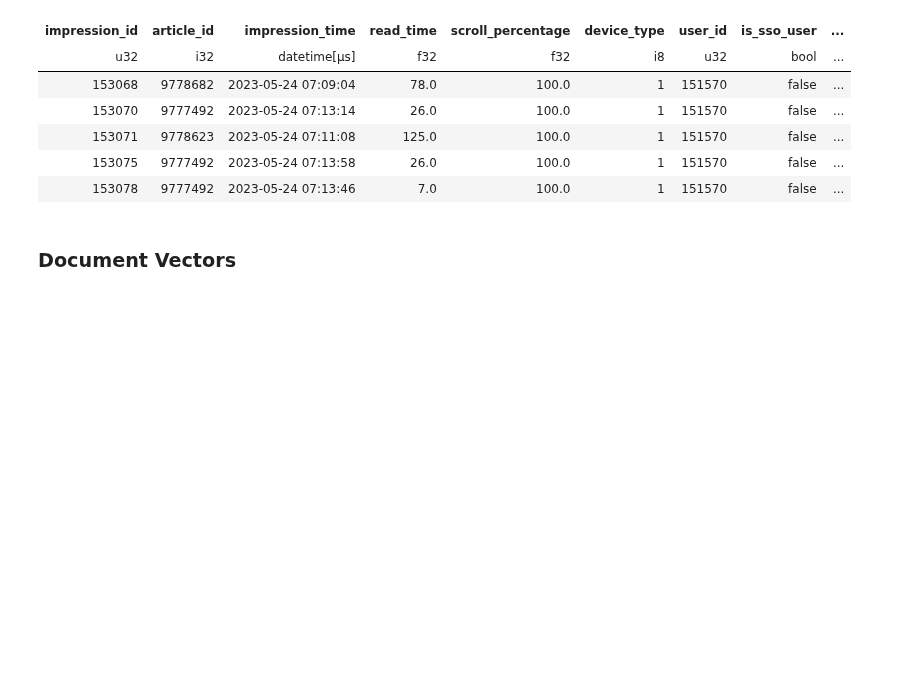
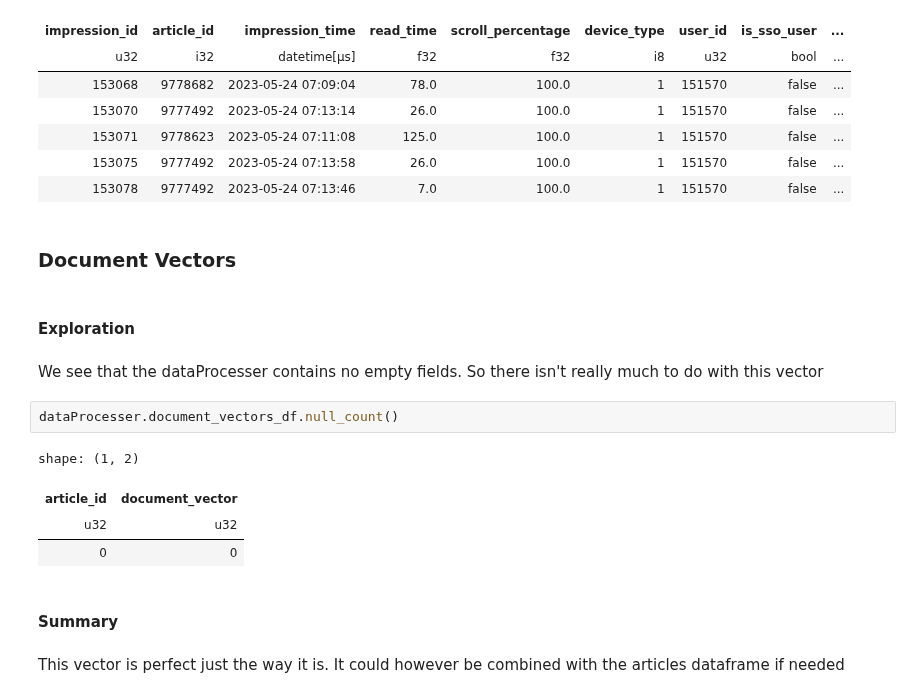
Before and after one commit to PedroPCardonaA/TDT4215_recommender_system, a Jupyter notebook: recommender_system/demostrations/data_preprocesing.ipynb, the cells around one changed output. Saved outputs shown, nothing was run; the diff lists cells and outputs as text; blank space fills up the shorter version.

Commit message:
Added preprocessing for the documents vector dataframe

```diff
--- a/recommender_system/demostrations/data_preprocesing.ipynb
+++ b/recommender_system/demostrations/data_preprocesing.ipynb
@@ -150,3 +150,18 @@ shape: (5, 10)
 | 153078 | 9777492 | 2023-05-24 07:13:46 | 7.0 | 100.0 | 1 | 151570 | false | ... |
 # %% [markdown]
 ### Document Vectors
+# %% [markdown]
+#### Exploration
+# %% [markdown]
+We see that the dataProcesser contains no empty fields. So there isn't really much to do with this vector
+# %%
+dataProcesser.document_vectors_df.null_count()
+# %% [output]
+shape: (1, 2)
+| article_id | document_vector |
+| u32 | u32 |
+| 0 | 0 |
+# %% [markdown]
+#### Summary
+# %% [markdown]
+This vector is perfect just the way it is. It could however be combined with the articles dataframe if needed
```
